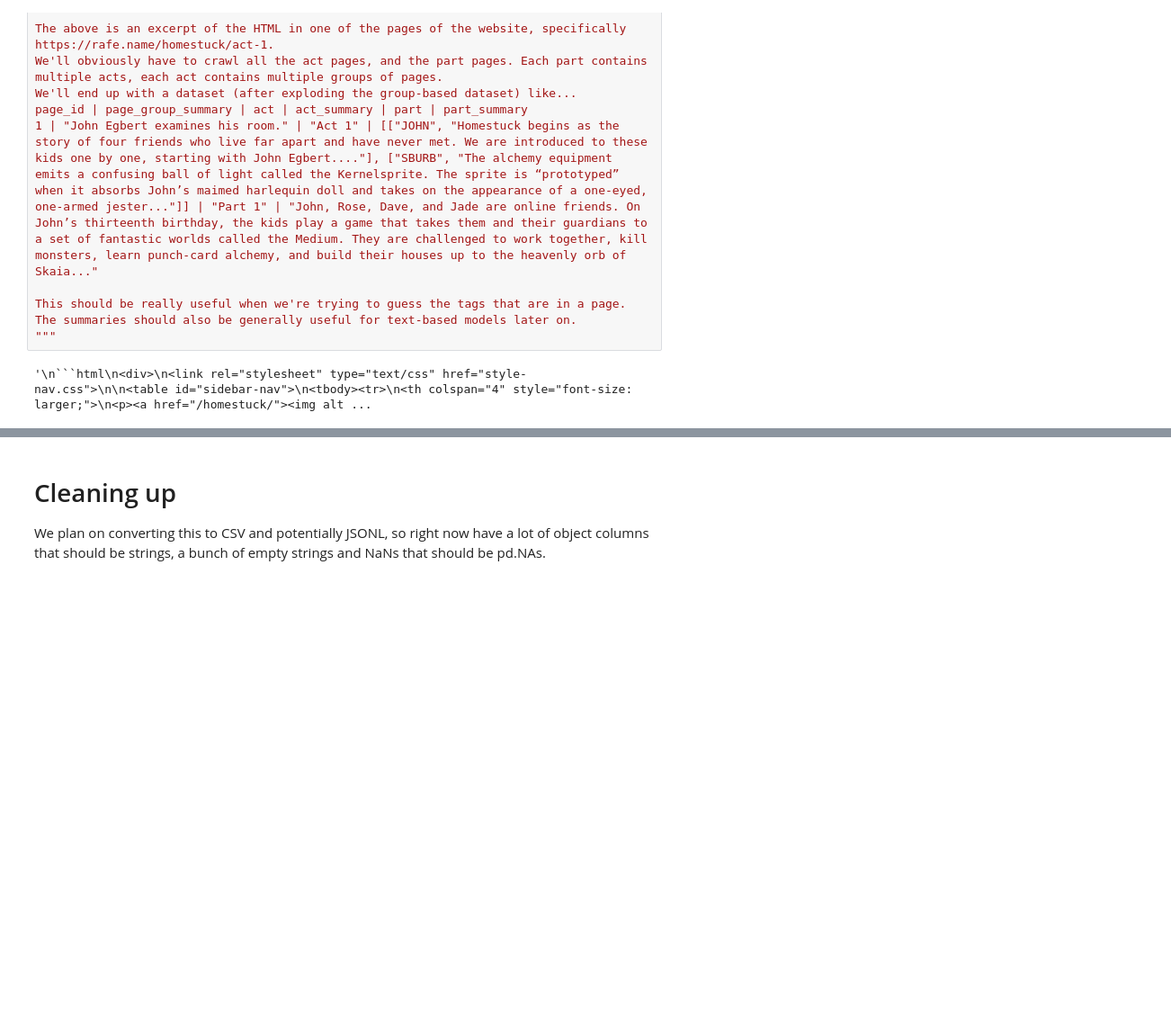
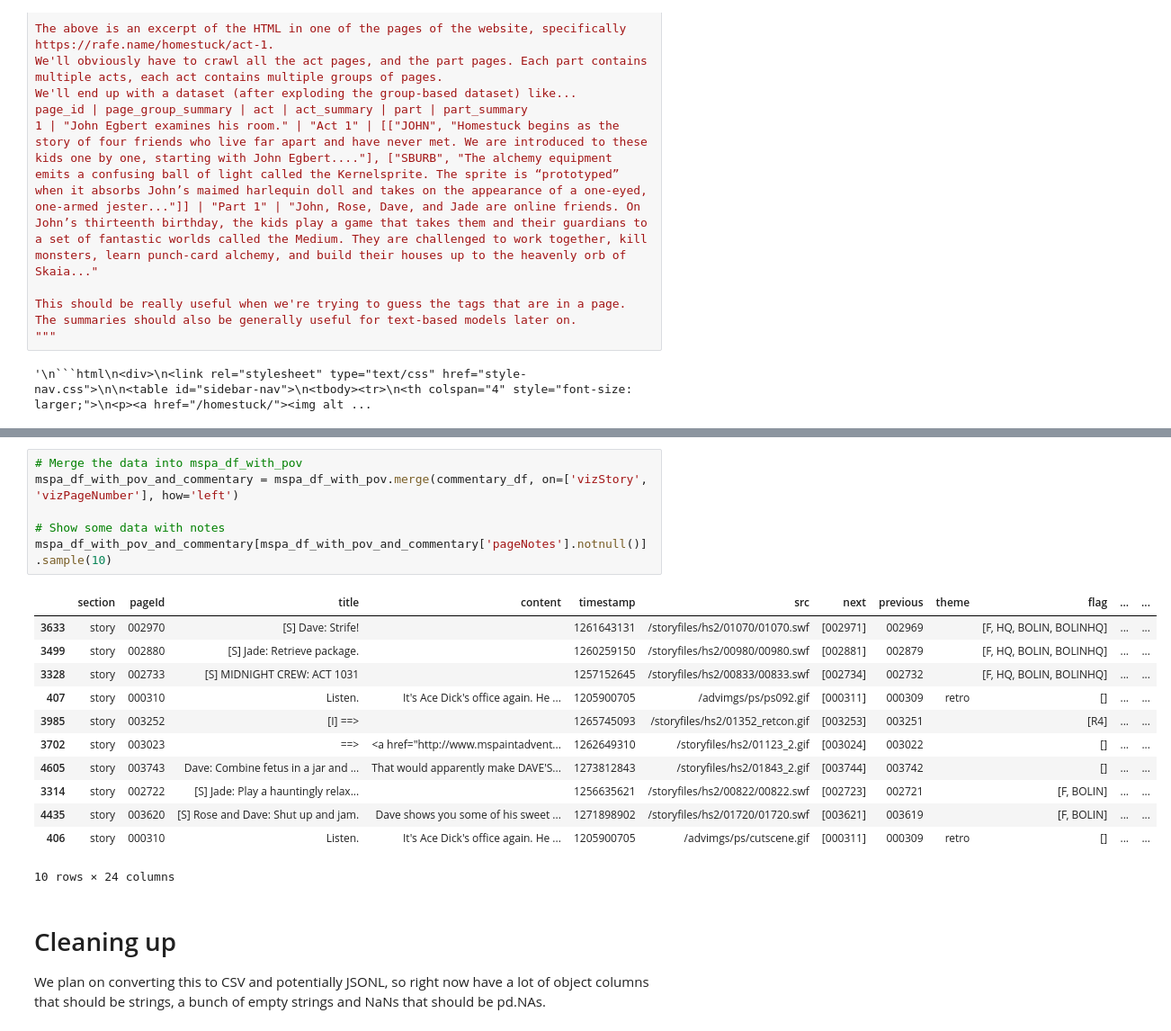
Before and after one commit to recordcrash/homestuck-dataset, a Jupyter notebook: notebooks/collection_to_data.ipynb, the cells around one changed output, grey strips where cells are left out. Shown at 90% size. Cells and saved outputs as stored; diff of their text form; blank space fills up the shorter version.

```diff
--- a/notebooks/collection_to_data.ipynb
+++ b/notebooks/collection_to_data.ipynb
@@ -1574,3 +1677,22 @@ This should be really useful when we're trying to guess the tags that are in a p
+# %%
+# Merge the data into mspa_df_with_pov
+mspa_df_with_pov_and_commentary = mspa_df_with_pov.merge(commentary_df, on=['vizStory', 'vizPageNumber'], how='left')
+
+# Show some data with notes
+mspa_df_with_pov_and_commentary[mspa_df_with_pov_and_commentary['pageNotes'].notnull()].sample(10)
+# %% [output]
+|  | section | pageId | title | content | timestamp | src | next | previous | theme | flag | ... | ... |
+| 3633 | story | 002970 | [S] Dave: Strife! |  | 1261643131 | /storyfiles/hs2/01070/01070.swf | [002971] | 002969 |  | [F, HQ, BOLIN, BOLINHQ] | ... | ... |
+| 3499 | story | 002880 | [S] Jade: Retrieve package. |  | 1260259150 | /storyfiles/hs2/00980/00980.swf | [002881] | 002879 |  | [F, HQ, BOLIN, BOLINHQ] | ... | ... |
+| 3328 | story | 002733 | [S] MIDNIGHT CREW: ACT 1031 |  | 1257152645 | /storyfiles/hs2/00833/00833.swf | [002734] | 002732 |  | [F, HQ, BOLIN, BOLINHQ] | ... | ... |
+| 407 | story | 000310 | Listen. | It's Ace Dick's office again. He ... | 1205900705 | /advimgs/ps/ps092.gif | [000311] | 000309 | retro | [] | ... | ... |
+| 3985 | story | 003252 | [I] ==> |  | 1265745093 | /storyfiles/hs2/01352_retcon.gif | [003253] | 003251 |  | [R4] | ... | ... |
+| 3702 | story | 003023 | ==> | <a href="http://www.mspaintadvent... | 1262649310 | /storyfiles/hs2/01123_2.gif | [003024] | 003022 |  | [] | ... | ... |
+| 4605 | story | 003743 | Dave: Combine fetus in a jar and ... | That would apparently make DAVE'S... | 1273812843 | /storyfiles/hs2/01843_2.gif | [003744] | 003742 |  | [] | ... | ... |
+| 3314 | story | 002722 | [S] Jade: Play a hauntingly relax... |  | 1256635621 | /storyfiles/hs2/00822/00822.swf | [002723] | 002721 |  | [F, BOLIN] | ... | ... |
+| 4435 | story | 003620 | [S] Rose and Dave: Shut up and jam. | Dave shows you some of his sweet ... | 1271898902 | /storyfiles/hs2/01720/01720.swf | [003621] | 003619 |  | [F, BOLIN] | ... | ... |
+| 406 | story | 000310 | Listen. | It's Ace Dick's office again. He ... | 1205900705 | /advimgs/ps/cutscene.gif | [000311] | 000309 | retro | [] | ... | ... |
+10 rows × 24 columns
 # %% [markdown]
 # Cleaning up
 
```
Also changed, not shown: parts of 22 cells of this notebook, 1 other file.
